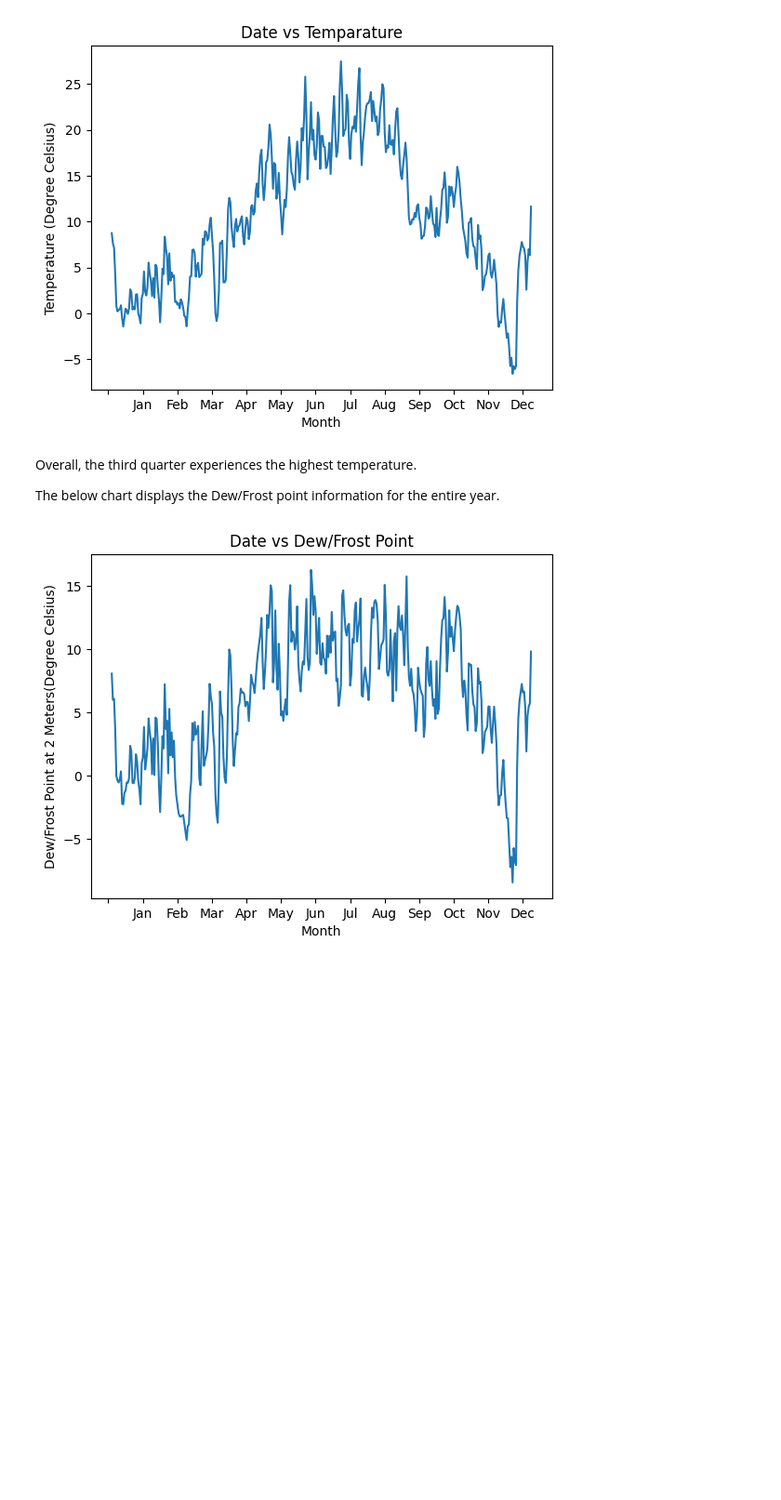
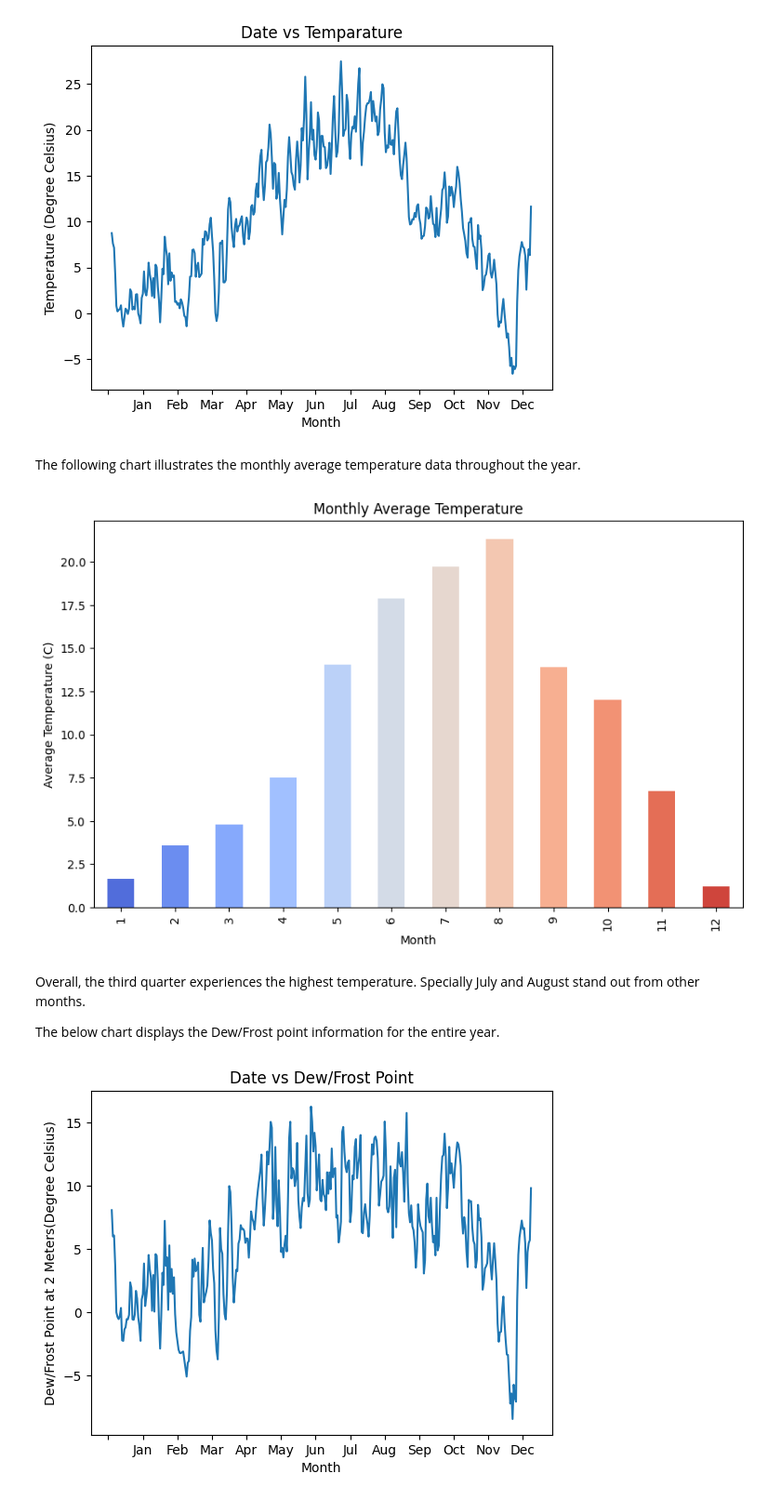
Before and after one commit to shuvanon/made-template-ws2324, a Jupyter notebook: project/report.ipynb, the cells around one changed output. Shown at 93% size. Saved outputs shown, nothing was run; the diff lists cells and outputs as text; code cells hidden in the pictures; blank space fills up the shorter version.

```diff
--- a/project/report.ipynb
+++ b/project/report.ipynb
@@ -223,8 +227,21 @@ plt.title('Date vs Temparature')
 plt.show()
 # %% [output]
 [figure]
+# %% [markdown]
+The following chart illustrates the monthly average temperature data throughout the year.
+# %%
+# Monthly Average Temperature
+monthly_avg_temp = df.groupby(df['DATE'].dt.month)['T2M'].mean()
+plt.figure(figsize=(10, 6))
+monthly_avg_temp.plot(kind='bar', color=sns.color_palette("coolwarm", 12))
+plt.title('Monthly Average Temperature')
+plt.xlabel('Month')
+plt.ylabel('Average Temperature (C)')
+plt.show()
+# %% [output]
+[figure, added]
 # %% [markdown]
-Overall, the third quarter experiences the highest temperature.
+Overall, the third quarter experiences the highest temperature. Specially July and August stand out from other months.
 
 The below chart displays the Dew/Frost point information for the entire year.
 # %%
```
Also changed, not shown: parts of 17 cells of this notebook.
